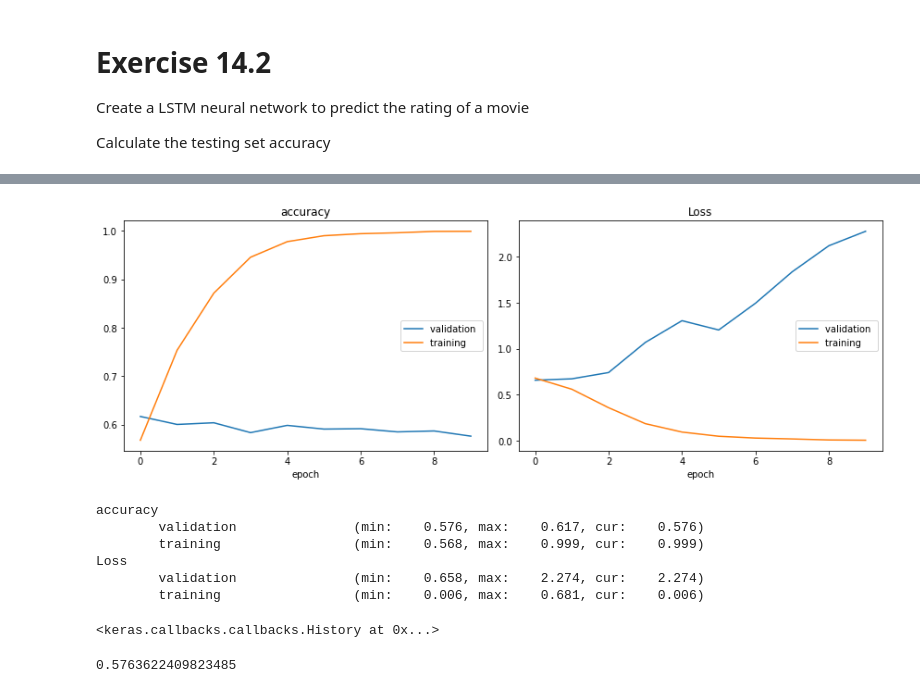
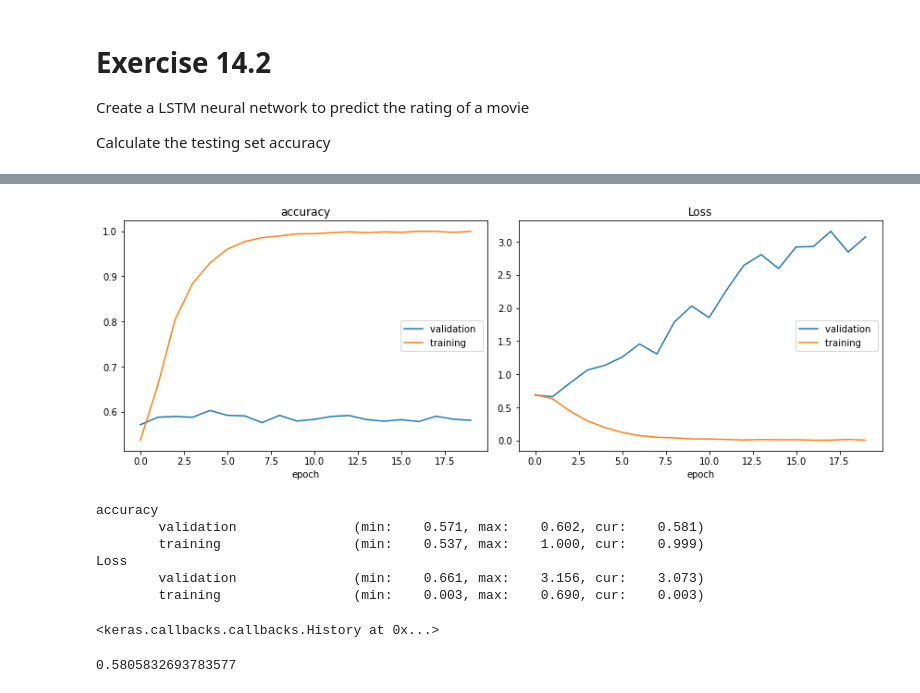
Before and after one commit to catalinalago/P3_ModelosAvanzados, a Jupyter notebook: Exercises/E14-LSTM.ipynb, the cells around one changed output, grey strips where cells are left out. Drawn from its saved outputs; the diff is of its cells as text; code cells hidden in the pictures.

```diff
--- a/Exercises/E14-LSTM.ipynb
+++ b/Exercises/E14-LSTM.ipynb
@@ -146,7 +146,7 @@ max       765.000000
 dtype: float64
 # %%
 # Max len
-max_len_test = 161
+max_len_test = 117
 X = [x[:max_len_test] for x in X]
 # %%
 # Convert characters to int and pad
@@ -201,7 +201,10 @@ from keras.layers.core import Dense, Dropout
 from keras.layers.embeddings import Embedding
 from keras.preprocessing import sequence
 model = Sequential()
-model.add(Embedding(len(vocabulary) + 1, 128, input_length=max_len_test))
+model.add(Embedding(len(vocabulary) +1, 10, input_length=max_len_test))
+model.add(LSTM(32, return_sequences=True))
+# Adding a dropout layer
+model.add(Dropout(0.5))
 model.add(LSTM(32))
 model.add(Dropout(0.5))
 model.add(Dense(1, activation='sigmoid'))
@@ -248,21 +255,21 @@ Successfully installed livelossplot-0.5.1
 # %%
 from livelossplot import PlotLossesKeras
 %matplotlib inline
 model.fit(X_train, y_train, validation_data=[X_test, y_test],
-          batch_size=128, epochs=10, verbose=1,
+          batch_size=128, epochs=20, verbose=1,
           callbacks=[PlotLossesKeras()])
 # %% [output]
-[figure, old version]
+[figure, new version]
 accuracy
-        validation               (min:    0.576, max:    0.617, cur:    0.576)
-        training                 (min:    0.568, max:    0.999, cur:    0.999)
+        validation               (min:    0.571, max:    0.602, cur:    0.581)
+        training                 (min:    0.537, max:    1.000, cur:    0.999)
 Loss
-        validation               (min:    0.658, max:    2.274, cur:    2.274)
-        training                 (min:    0.006, max:    0.681, cur:    0.006)
+        validation               (min:    0.661, max:    3.156, cur:    3.073)
+        training                 (min:    0.003, max:    0.690, cur:    0.003)
 <keras.callbacks.callbacks.History at 0x...>
 # %%
 y_pred = model.predict_classes(X_test)[:,0]
 
 print((y_pred == y_test).mean())
 # %% [output]
-0.5763622409823485
+0.5805832693783577
```
Also changed, not shown: parts of 5 cells of this notebook.
